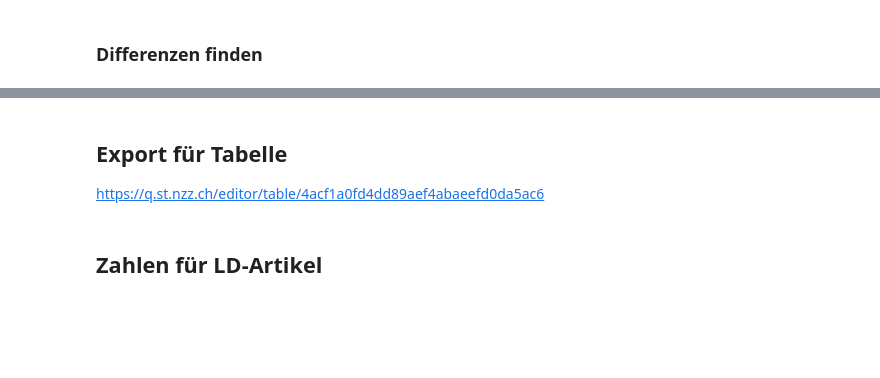
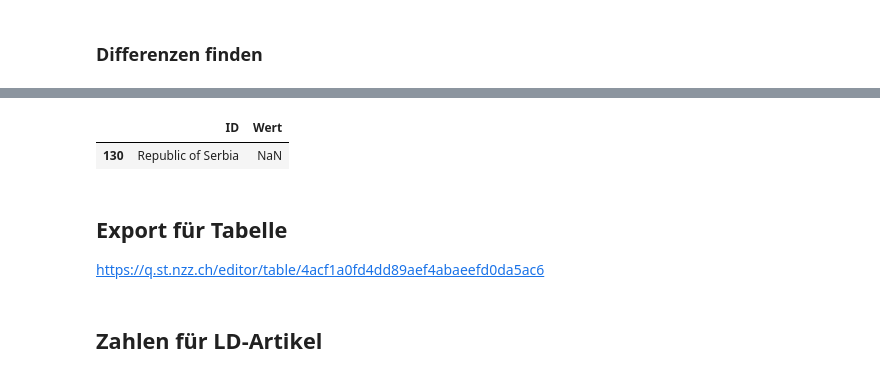
Before and after one commit to nzzdev/st-methods, a Jupyter notebook: bots/monkeypox-charts/monkeypox_manuell_int.ipynb, the cells around one changed output, grey strips where cells are left out. Cells and saved outputs as stored; diff of their text form; code cells hidden in the pictures; blank space fills up the shorter version.

Commit message:
Fix Serbia

```diff
--- a/bots/monkeypox-charts/monkeypox_manuell_int.ipynb
+++ b/bots/monkeypox-charts/monkeypox_manuell_int.ipynb
@@ -212,3 +209,8 @@ df_worldmap[df_worldmap['Wert']==1].sort_values('ID')
+# %%
+df_worldmap[df_worldmap['ID'].str.contains('Serbia')]
+# %% [output]
+|  | ID | Wert |
+| 130 | Republic of Serbia | NaN |
 # %% [markdown]
 ## Export für Tabelle
 
```
Also changed, not shown: parts of 9 cells of this notebook, 2 other files.
